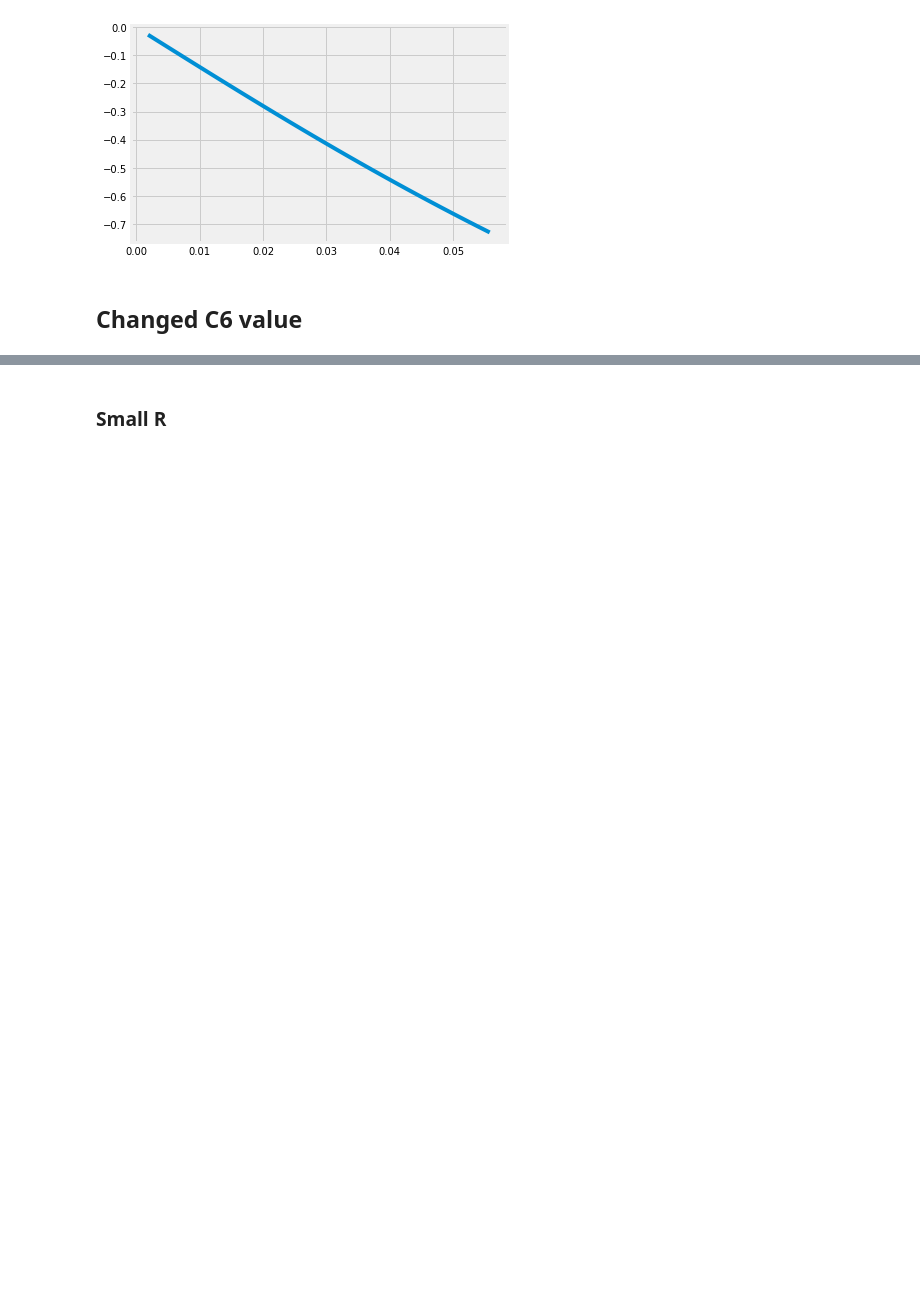
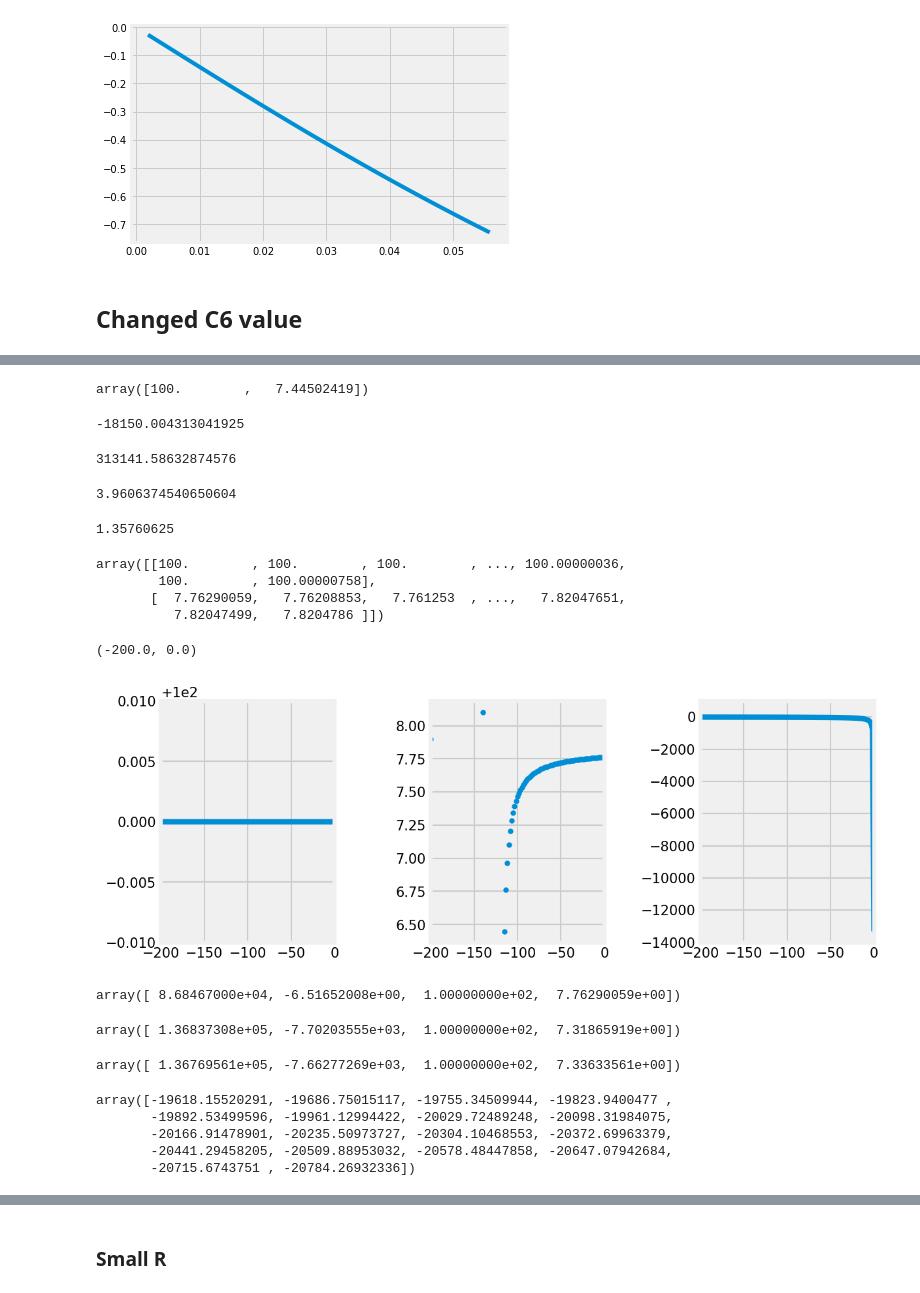
Before and after one commit to odell/vdw-nlo, a Jupyter notebook: 4He NLO Nonlocal.ipynb, the cells around one changed output, grey strips where cells are left out. Cells and saved outputs as stored; diff of their text form; code cells hidden in the pictures; blank space fills up the shorter version.

```diff
--- a/4He NLO Nonlocal.ipynb
+++ b/4He NLO Nonlocal.ipynb
@@ -138,0 +220,45 @@ ModuleNotFoundError: No module named 'helium4plus'
+# %%
+test_results[409,:]
+# %% [output]
+array([100.        ,   7.44502419])
+# %%
+g_nlo_test[377]
+# %% [output]
+-18150.004313041925
+# %%
+glo_refit[377]
+# %% [output]
+313141.58632874576
+# %%
+he4.BETA6/R
+# %% [output]
+3.9606374540650604
+# %%
+R
+# %% [output]
+1.35760625
+# %%
+ii = np.where(test_results[:, 0] > 99.9995)[0]
+test_results[ii, :].T
+# %% [output]
+array([[100.        , 100.        , 100.        , ..., 100.00000036,
+        100.        , 100.00000758],
+       [  7.76290059,   7.76208853,   7.761253  , ...,   7.82047651,
+          7.82047499,   7.8204786 ]])
+# %%
+glo_refit_ndarray = np.array(glo_refit)
+plus_results = np.vstack((glo_refit_ndarray, g_nlo_test,test_results.T)).T
+# %%
+fig, ax = plt.subplots(1, 3, figsize=(2*gr*h, h), dpi=150)
+fig.patch.set_facecolor('white')
+fig.tight_layout(w_pad=4)
+ax[0].plot(plus_results[:,1]/X, plus_results[:, 2])
+ax[0].set_ylim(99.99,100.01)
+ax[0].set_xlim(-200,0)
+ax[1].plot(plus_results[:,1]/X, plus_results[:, 3],'.')
+ax[1].set_xlim(-200,0)
+ax[2].plot(plus_results[:,1]/X,plus_results[:,0]/plus_results[:,1])
+ax[2].set_xlim(-200,0)
+# %% [output]
+(-200.0, 0.0)
+[figure, added]
@@ -138,0 +267,22 @@ ModuleNotFoundError: No module named 'helium4plus'
+# %%
+ plus_results[0,:]
+# %% [output]
+array([ 8.68467000e+04, -6.51652008e+00,  1.00000000e+02,  7.76290059e+00])
+# %%
+ plus_results[196,:]
+# %% [output]
+array([ 1.36837308e+05, -7.70203555e+03,  1.00000000e+02,  7.31865919e+00])
+# %%
+ plus_results[195,:]
+# %% [output]
+array([ 1.36769561e+05, -7.66277269e+03,  1.00000000e+02,  7.33633561e+00])
+# %%
+g_nlo_refined = np.linspace(plus_results[409,1],plus_results[315,1],10)[1:-1]
+g_nlo_refined = np.linspace(plus_results[409,1],-320*X,20)[1:-1]
+g_nlo_refined
+# %% [output]
+array([-19618.15520291, -19686.75015117, -19755.34509944, -19823.9400477 ,
+       -19892.53499596, -19961.12994422, -20029.72489248, -20098.31984075,
+       -20166.91478901, -20235.50973727, -20304.10468553, -20372.69963379,
+       -20441.29458205, -20509.88953032, -20578.48447858, -20647.07942684,
+       -20715.6743751 , -20784.26932336])
```
Also changed, not shown: parts of 21 cells of this notebook, 1 other file.
